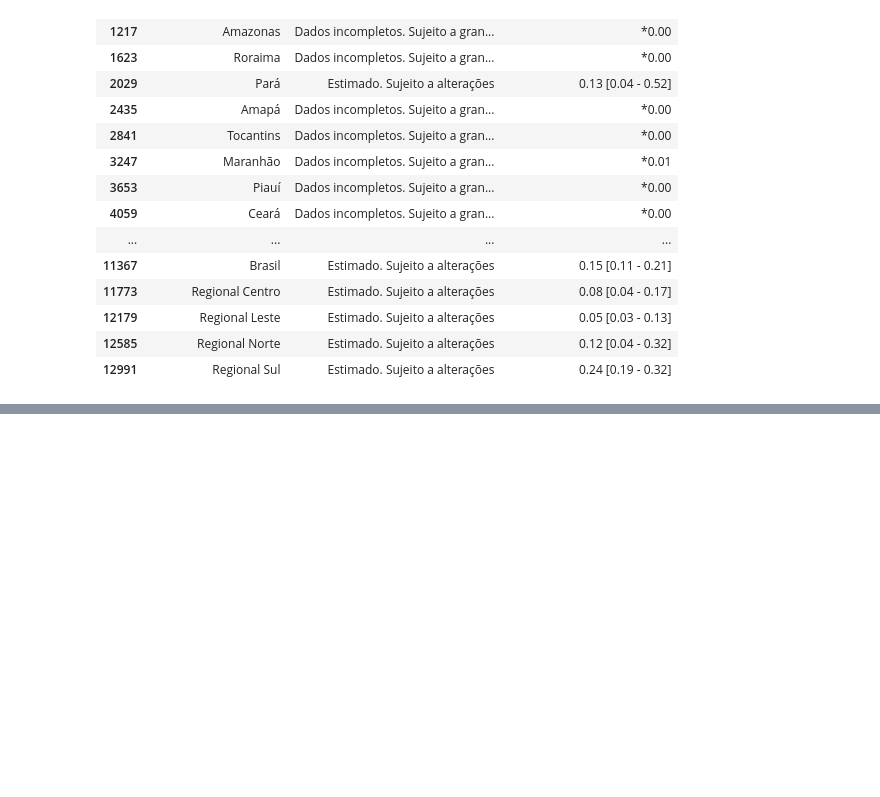
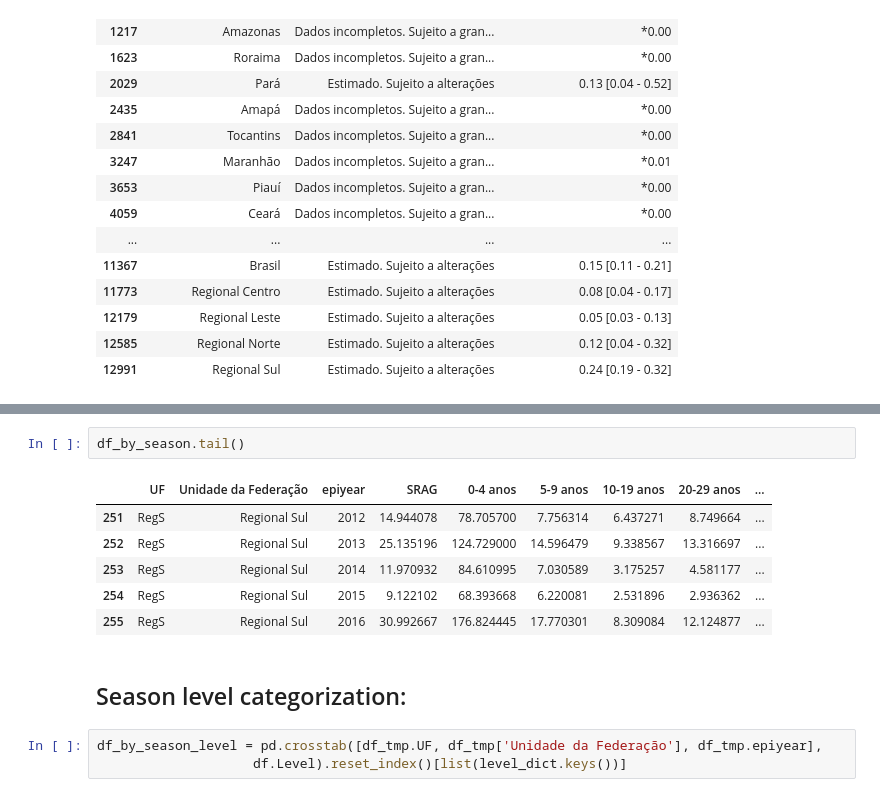
Before and after one commit to FluVigilanciaBR/fludashboard, a Jupyter notebook: Notebooks/incidence_and_age_weekly_panel.ipynb, the cells around one changed output, grey strips where cells are left out. Cells and saved outputs as stored; diff of their text form; blank space fills up the shorter version.

```diff
--- a/Notebooks/incidence_and_age_weekly_panel.ipynb
+++ b/Notebooks/incidence_and_age_weekly_panel.ipynb
@@ -396,0 +471,14 @@ df_table[['Unidade da Federação', 'Situação', 'Incidência (por 100 mil hab.
+# %%
+df_by_season.tail()
+# %% [output]
+|  | UF | Unidade da Federação | epiyear | SRAG | 0-4 anos | 5-9 anos | 10-19 anos | 20-29 anos | ... |
+| 251 | RegS | Regional Sul | 2012 | 14.944078 | 78.705700 | 7.756314 | 6.437271 | 8.749664 | ... |
+| 252 | RegS | Regional Sul | 2013 | 25.135196 | 124.729000 | 14.596479 | 9.338567 | 13.316697 | ... |
+| 253 | RegS | Regional Sul | 2014 | 11.970932 | 84.610995 | 7.030589 | 3.175257 | 4.581177 | ... |
+| 254 | RegS | Regional Sul | 2015 | 9.122102 | 68.393668 | 6.220081 | 2.531896 | 2.936362 | ... |
+| 255 | RegS | Regional Sul | 2016 | 30.992667 | 176.824445 | 17.770301 | 8.309084 | 12.124877 | ... |
+# %% [markdown]
+## Season level categorization:
+# %%
+df_by_season_level = pd.crosstab([df_tmp.UF, df_tmp['Unidade da Federação'], df_tmp.epiyear],
+                    df.Level).reset_index()[list(level_dict.keys())]
```
Also changed, not shown: parts of 36 cells of this notebook.
